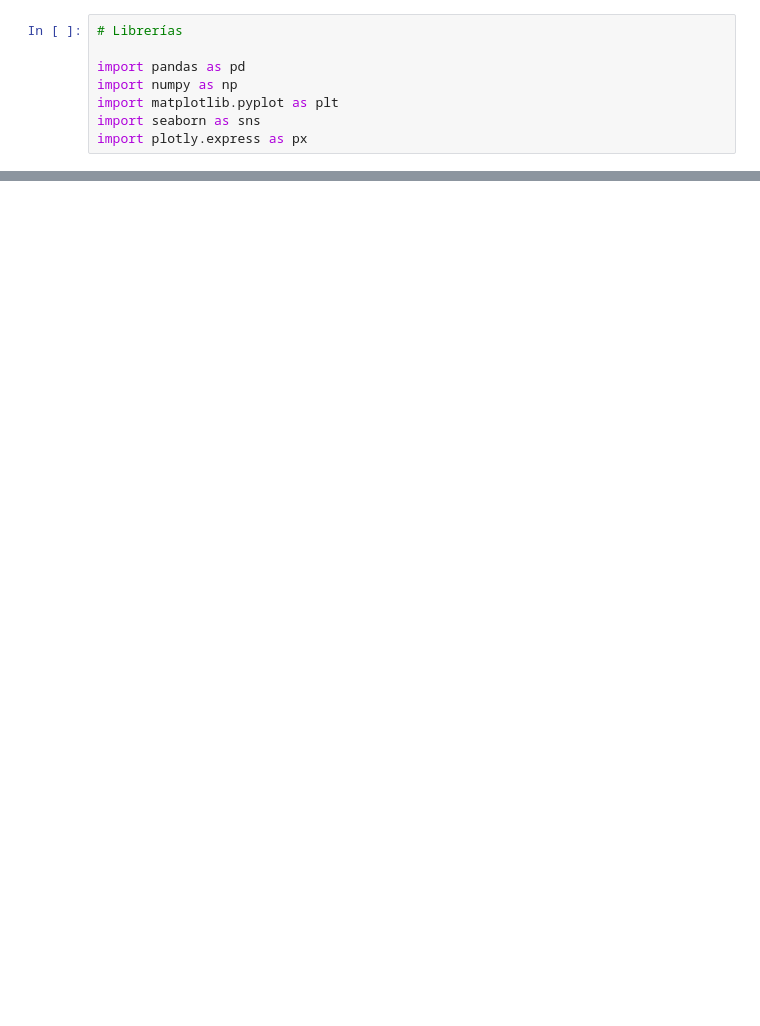
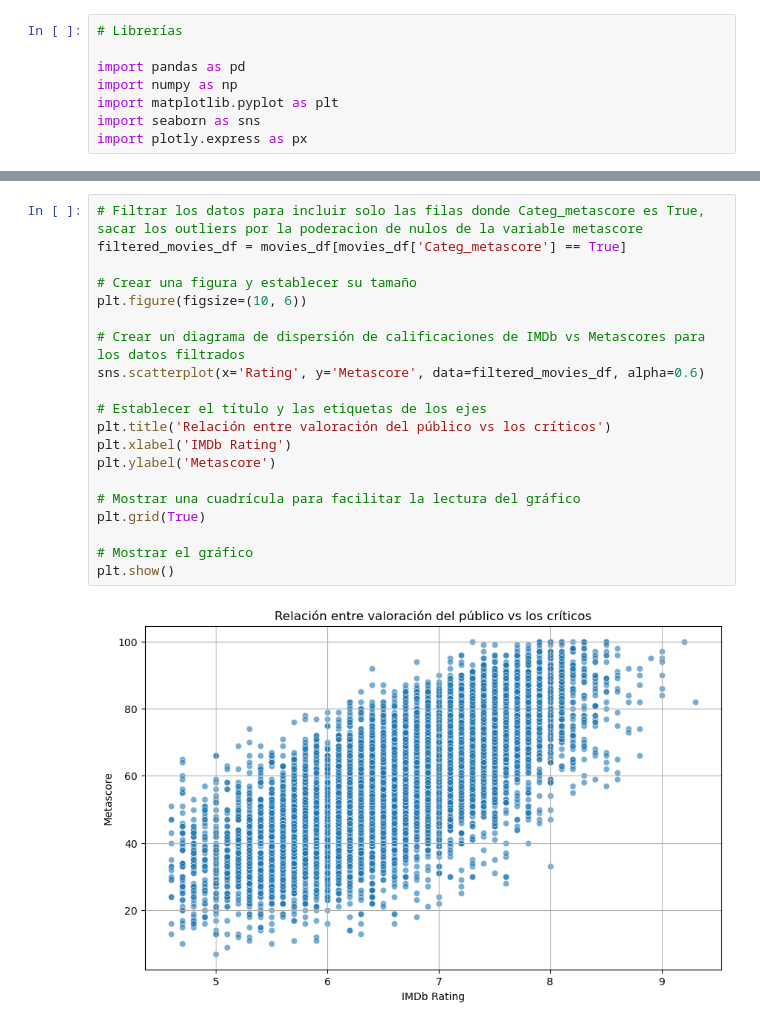
Before and after one commit to JeanetteLeon/Python_Proyecto_Final, a Jupyter notebook: notebooks/04_Visualización.ipynb, the cells around one changed output, grey strips where cells are left out. Cells and saved outputs as stored; diff of their text form; blank space fills up the shorter version.

```diff
--- a/notebooks/04_Visualización.ipynb
+++ b/notebooks/04_Visualización.ipynb
@@ -51,0 +93,22 @@ dataset
+# %%
+# Filtrar los datos para incluir solo las filas donde Categ_metascore es True, sacar los outliers por la poderacion de nulos de la variable metascore
+filtered_movies_df = movies_df[movies_df['Categ_metascore'] == True]
+
+# Crear una figura y establecer su tamaño
+plt.figure(figsize=(10, 6))
+
+# Crear un diagrama de dispersión de calificaciones de IMDb vs Metascores para los datos filtrados
+sns.scatterplot(x='Rating', y='Metascore', data=filtered_movies_df, alpha=0.6)
+
+# Establecer el título y las etiquetas de los ejes
+plt.title('Relación entre valoración del público vs los críticos')
+plt.xlabel('IMDb Rating')
+plt.ylabel('Metascore')
+
+# Mostrar una cuadrícula para facilitar la lectura del gráfico
+plt.grid(True)
+
+# Mostrar el gráfico
+plt.show()
+# %% [output]
+[figure, added]
```
Also changed, not shown: parts of 7 cells of this notebook.
